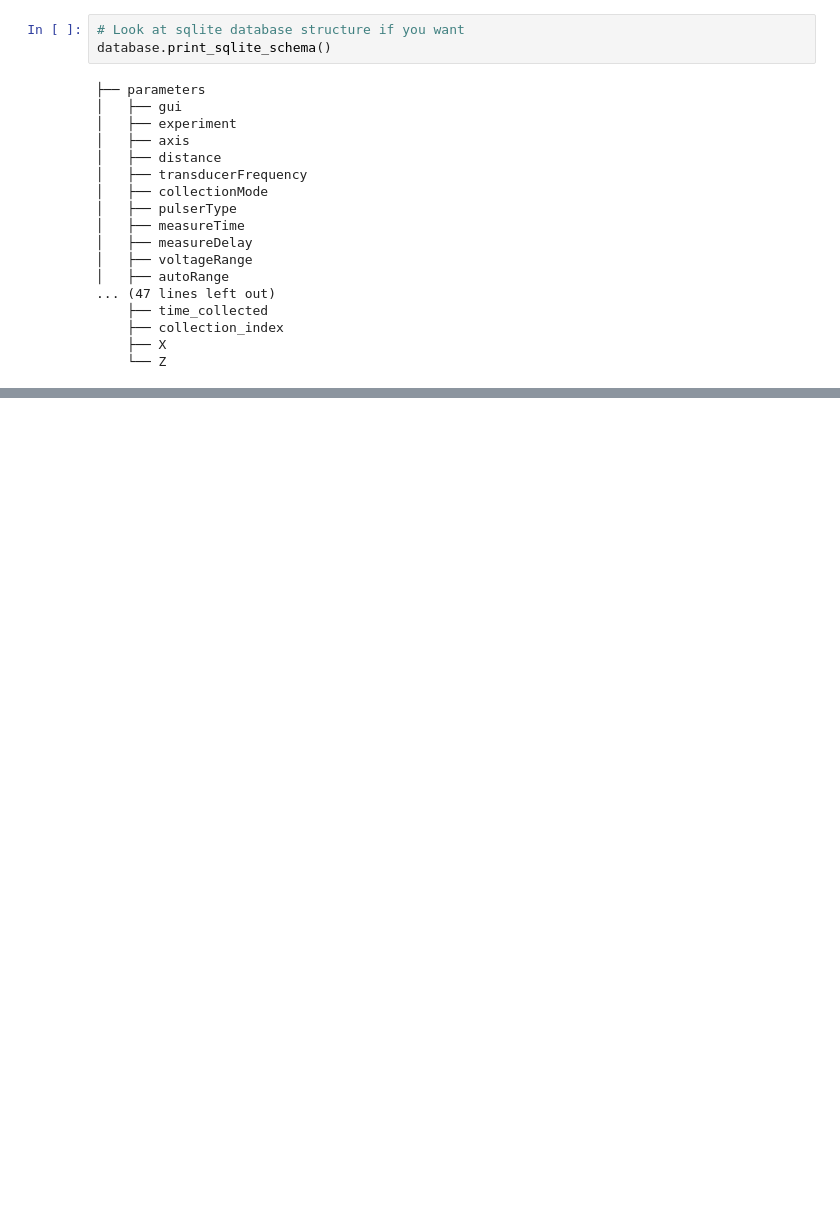
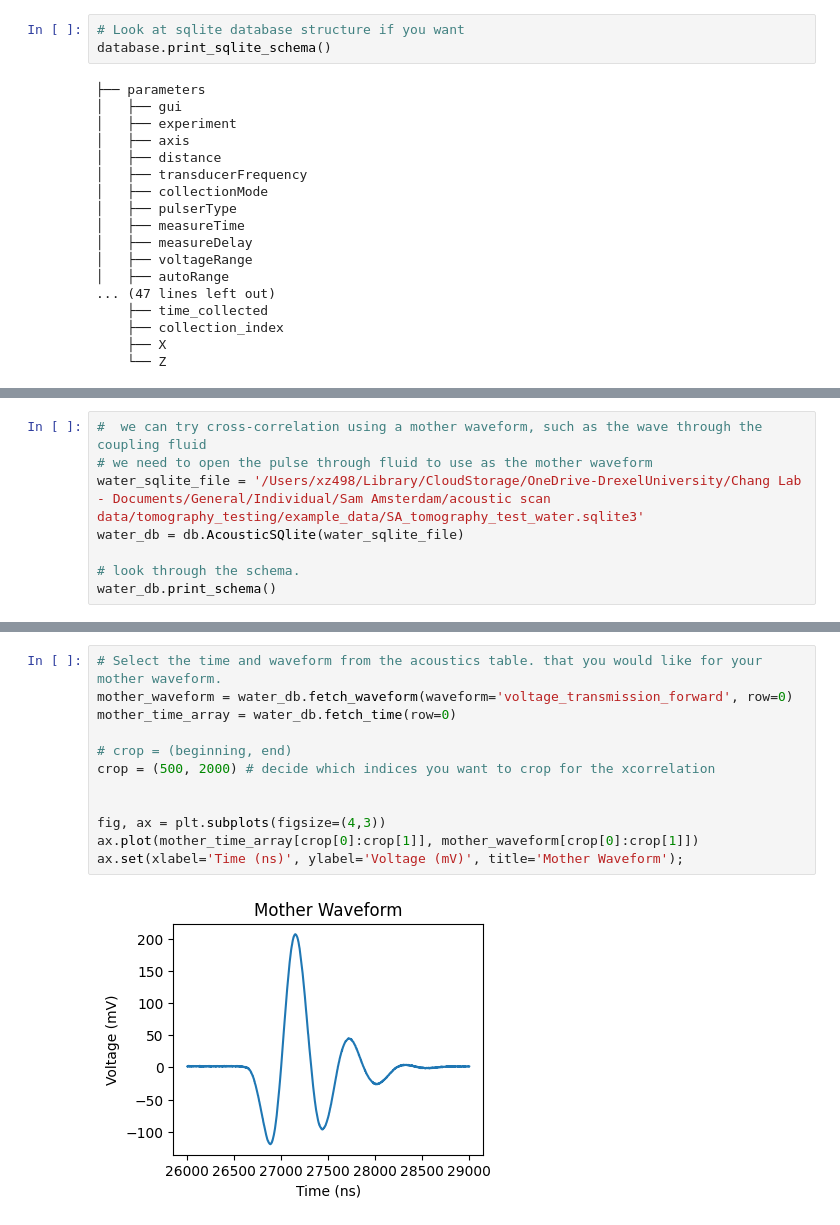
Before and after one commit to zhangxinqiao314/ultrasonic_ml, a Jupyter notebook: Notebooks/fft/h5_workflow.ipynb, the cells around one changed output, grey strips where cells are left out. Cells and saved outputs as stored; diff of their text form; blank space fills up the shorter version.

```diff
--- a/Notebooks/fft/h5_workflow.ipynb
+++ b/Notebooks/fft/h5_workflow.ipynb
@@ -92,0 +189,8 @@ database.print_schema()
+# %%
+#  we can try cross-correlation using a mother waveform, such as the wave through the coupling fluid
+# we need to open the pulse through fluid to use as the mother waveform
+water_sqlite_file = '/Users/xz498/Library/CloudStorage/OneDrive-DrexelUniversity/Chang Lab - Documents/General/Individual/Sam Amsterdam/acoustic scan data/tomography_testing/example_data/SA_tomography_test_water.sqlite3'
+water_db = db.AcousticSQlite(water_sqlite_file)
+
+# look through the schema.
+water_db.print_schema()
@@ -92,0 +215,14 @@ database.print_schema()
+# %%
+# Select the time and waveform from the acoustics table. that you would like for your mother waveform.
+mother_waveform = water_db.fetch_waveform(waveform='voltage_transmission_forward', row=0)
+mother_time_array = water_db.fetch_time(row=0)
+
+# crop = (beginning, end)
+crop = (500, 2000) # decide which indices you want to crop for the xcorrelation
+
+
+fig, ax = plt.subplots(figsize=(4,3))
+ax.plot(mother_time_array[crop[0]:crop[1]], mother_waveform[crop[0]:crop[1]])
+ax.set(xlabel='Time (ns)', ylabel='Voltage (mV)', title='Mother Waveform');
+# %% [output]
+[figure, added]
```
Also changed, not shown: parts of 39 cells of this notebook, 4 other files.
